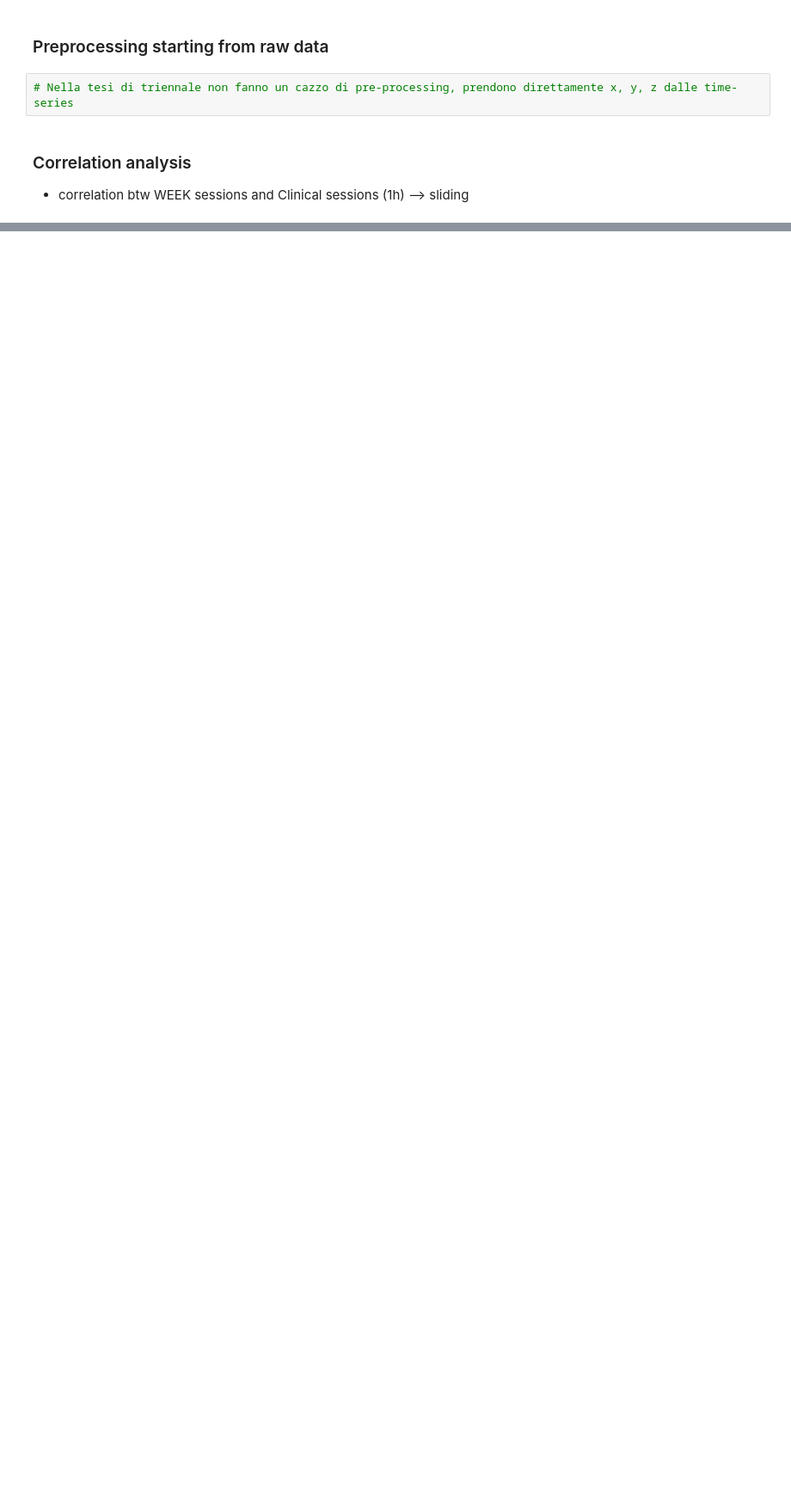
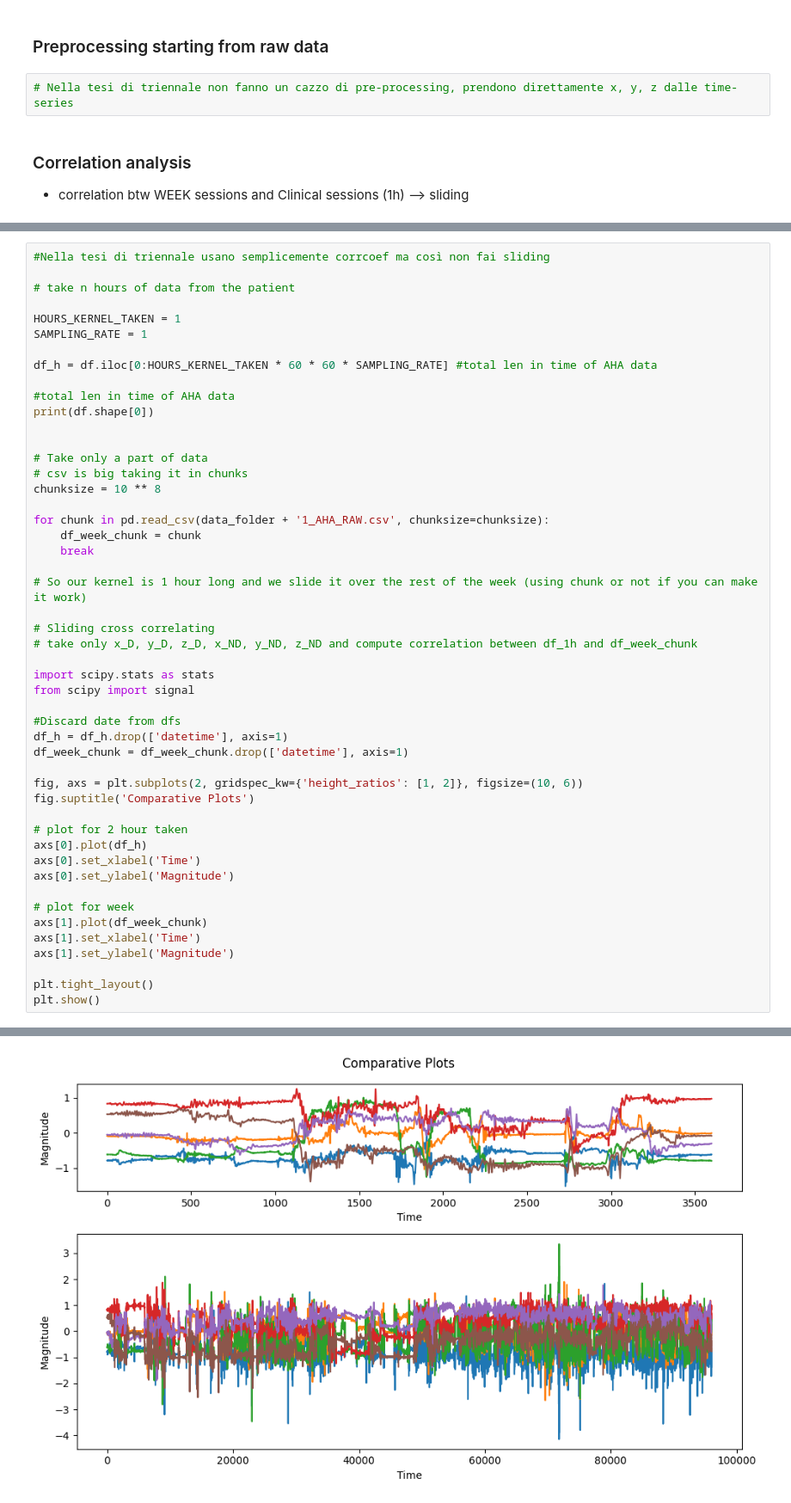
Before and after one commit to KamerC1/Smart_Application_Bio, a Jupyter notebook: notebooks/BaseLinefromBachelor.ipynb, the cells around one changed output, grey strips where cells are left out. Shown at 86% size. Saved outputs shown, nothing was run; the diff lists cells and outputs as text; blank space fills up the shorter version.

Commit message:
trying a bit of signal correlation by sliding 1h kernel AHA into week, need to adjust sampling rate maybe

```diff
--- a/notebooks/BaseLinefromBachelor.ipynb
+++ b/notebooks/BaseLinefromBachelor.ipynb
@@ -130,0 +129,50 @@ def create_windows(folder, operation_type, WINDOW_SIZE):
+# %%
+#Nella tesi di triennale usano semplicemente corrcoef ma così non fai sliding
+
+# take n hours of data from the patient
+
+HOURS_KERNEL_TAKEN = 1
+SAMPLING_RATE = 1
+
+df_h = df.iloc[0:HOURS_KERNEL_TAKEN * 60 * 60 * SAMPLING_RATE] #total len in time of AHA data
+
+#total len in time of AHA data
+print(df.shape[0])
+
+
+# Take only a part of data
+# csv is big taking it in chunks
+chunksize = 10 ** 8
+
+for chunk in pd.read_csv(data_folder + '1_AHA_RAW.csv', chunksize=chunksize):
+    df_week_chunk = chunk
+    break
+
+# So our kernel is 1 hour long and we slide it over the rest of the week (using chunk or not if you can make it work)
+
+# Sliding cross correlating
+# take only x_D, y_D, z_D, x_ND, y_ND, z_ND and compute correlation between df_1h and df_week_chunk
+
+import scipy.stats as stats
+from scipy import signal
+
+#Discard date from dfs
+df_h = df_h.drop(['datetime'], axis=1)
+df_week_chunk = df_week_chunk.drop(['datetime'], axis=1)
+
+fig, axs = plt.subplots(2, gridspec_kw={'height_ratios': [1, 2]}, figsize=(10, 6))
+fig.suptitle('Comparative Plots')
+
+# plot for 2 hour taken
+axs[0].plot(df_h)
+axs[0].set_xlabel('Time')
+axs[0].set_ylabel('Magnitude')
+
+# plot for week
+axs[1].plot(df_week_chunk)
+axs[1].set_xlabel('Time')
+axs[1].set_ylabel('Magnitude')
+
+plt.tight_layout()
+plt.show()
+# %% [output]
@@ -130,0 +180 @@ def create_windows(folder, operation_type, WINDOW_SIZE):
+[figure, added]
```
Also changed, not shown: parts of 5 cells of this notebook.
